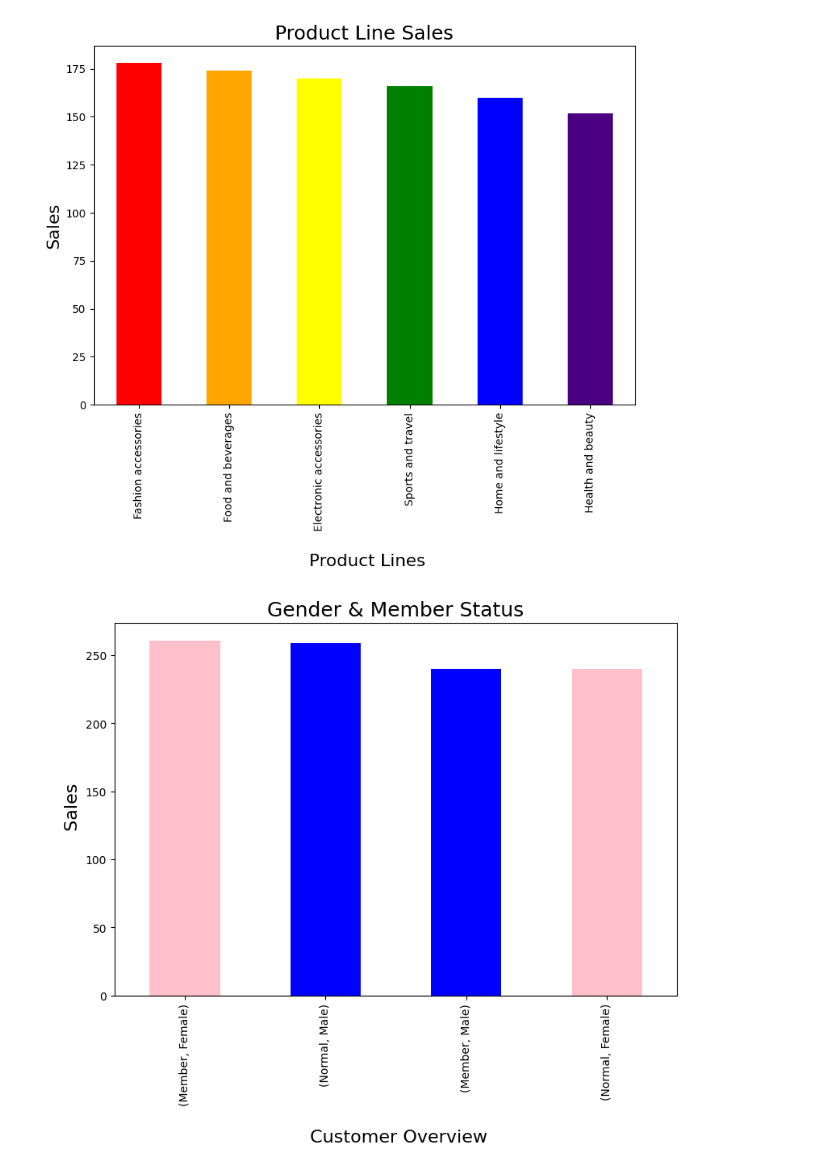
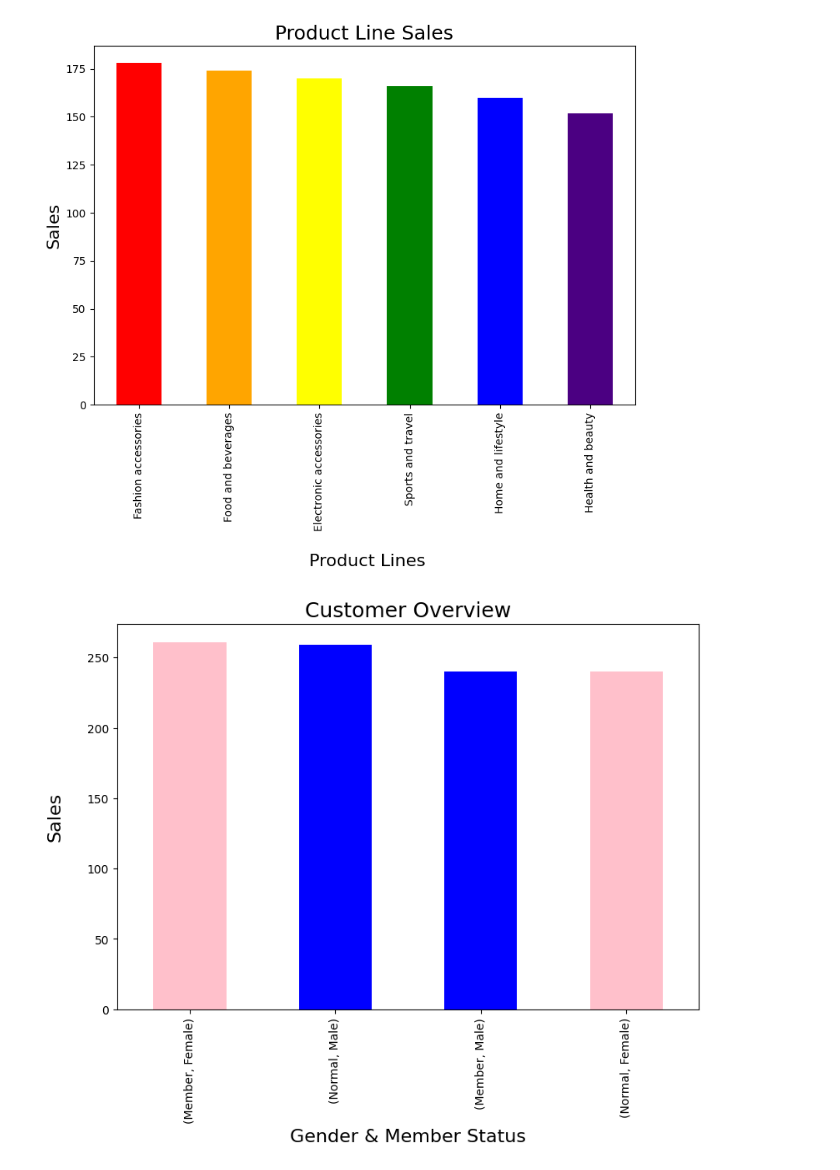
Before and after one commit to anbenbow/Exploratory-Data-Analysis-Part-1-2, a Jupyter notebook: Exploratory Data Analysis Part 1 & 2.ipynb, the cells around one changed output. Saved outputs shown, nothing was run; the diff lists cells and outputs as text; code cells hidden in the pictures.

Commit message:
Reformatted Graphs

```diff
--- a/Exploratory Data Analysis Part 1 & 2.ipynb
+++ b/Exploratory Data Analysis Part 1 & 2.ipynb
@@ -132,10 +132,10 @@ plt.yticks(fontsize=10);
 # %%
 member_gender=deduped_df[['Customer_Type','Gender']].value_counts()
 member_gender.plot.bar(figsize=(9,6),fontsize=16,color=['Pink','Blue','Blue','Pink']);
-plt.xlabel('\n Customer Overview',fontsize=16)
-plt.ylabel('\n Sales',fontsize=16)
-plt.title('Gender & Member Status',fontsize=18)
+plt.xlabel('Gender & Member Status',fontsize=16)
+plt.ylabel('Sales\n',fontsize=16)
+plt.title('Customer Overview',fontsize=18)
 plt.xticks(fontsize=10);
 plt.yticks(fontsize=10);
 # %% [output]
-[figure, old version]
+[figure, new version]
```
